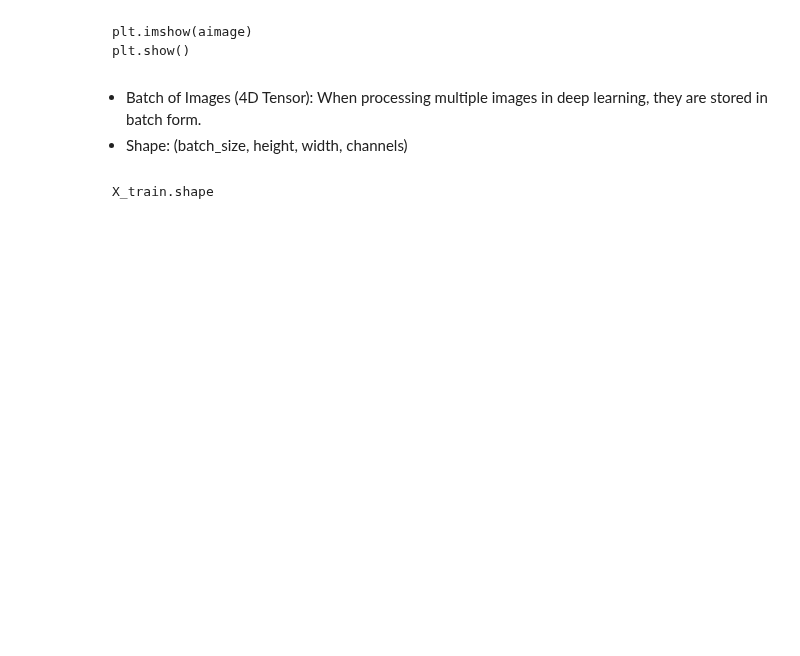
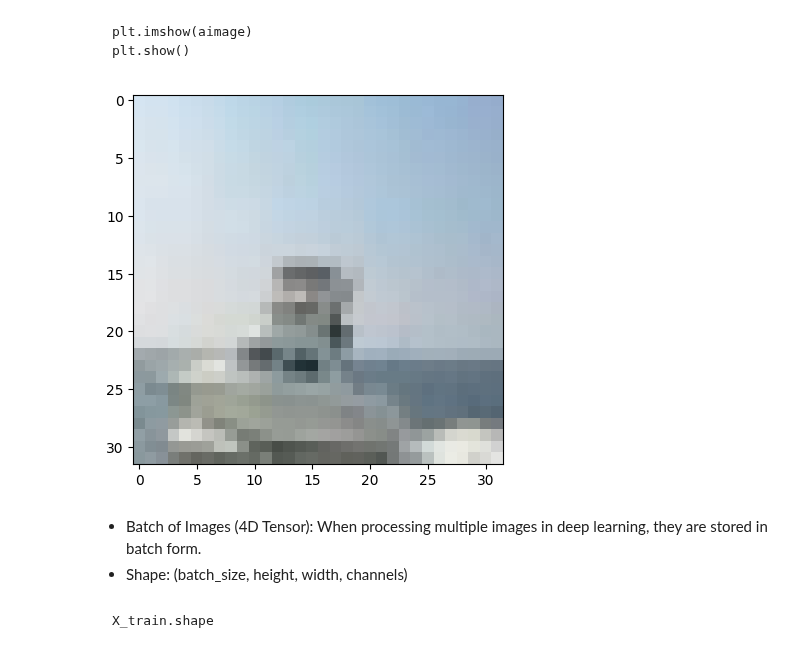
Before and after one commit to dornercr/INFO371, a Jupyter notebook: INFO371_week8_NN_image_classification_allMarkdown.ipynb, the cells around one changed output. Cells and saved outputs as stored; diff of their text form; code cells hidden in the pictures; blank space fills up the shorter version.

````diff
--- a/INFO371_week8_NN_image_classification_allMarkdown.ipynb
+++ b/INFO371_week8_NN_image_classification_allMarkdown.ipynb
@@ -71,6 +134,11 @@ aimage
 plt.imshow(aimage)
 plt.show()
 ```
+# %%
+plt.imshow(aimage)
+plt.show()
+# %% [output]
+[figure, added]
 # %% [markdown]
 - Batch of Images (4D Tensor): When processing multiple images in deep learning, they are stored in batch form.
 - Shape: (batch_size, height, width, channels)
````
Also changed, not shown: parts of 31 cells of this notebook.
